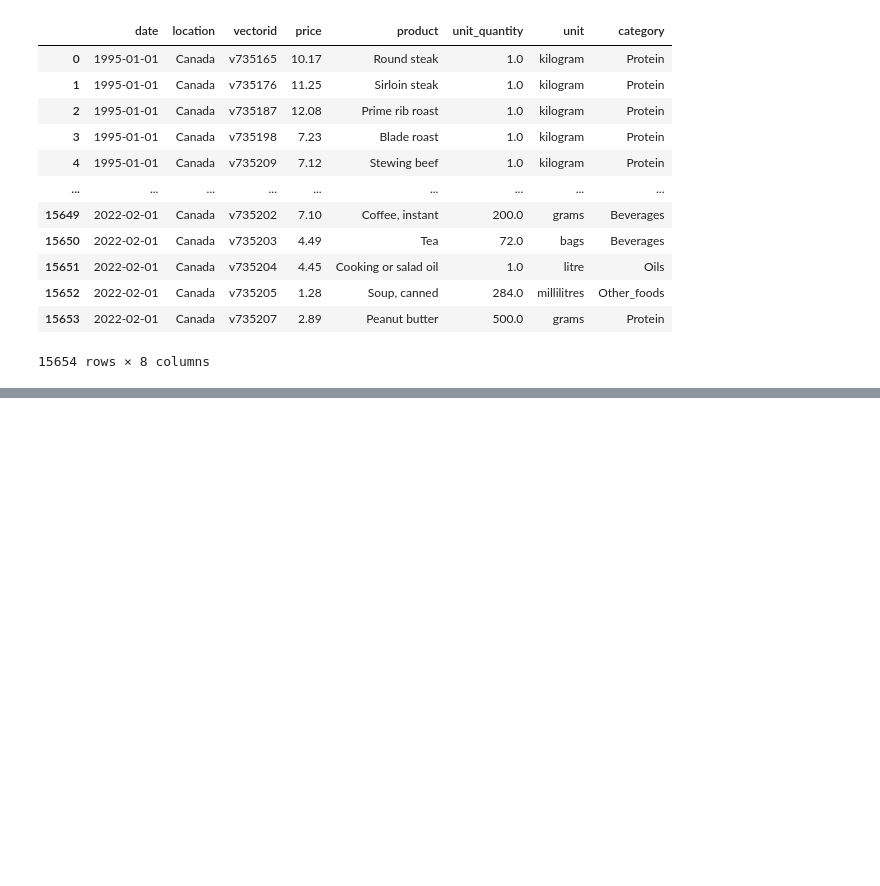
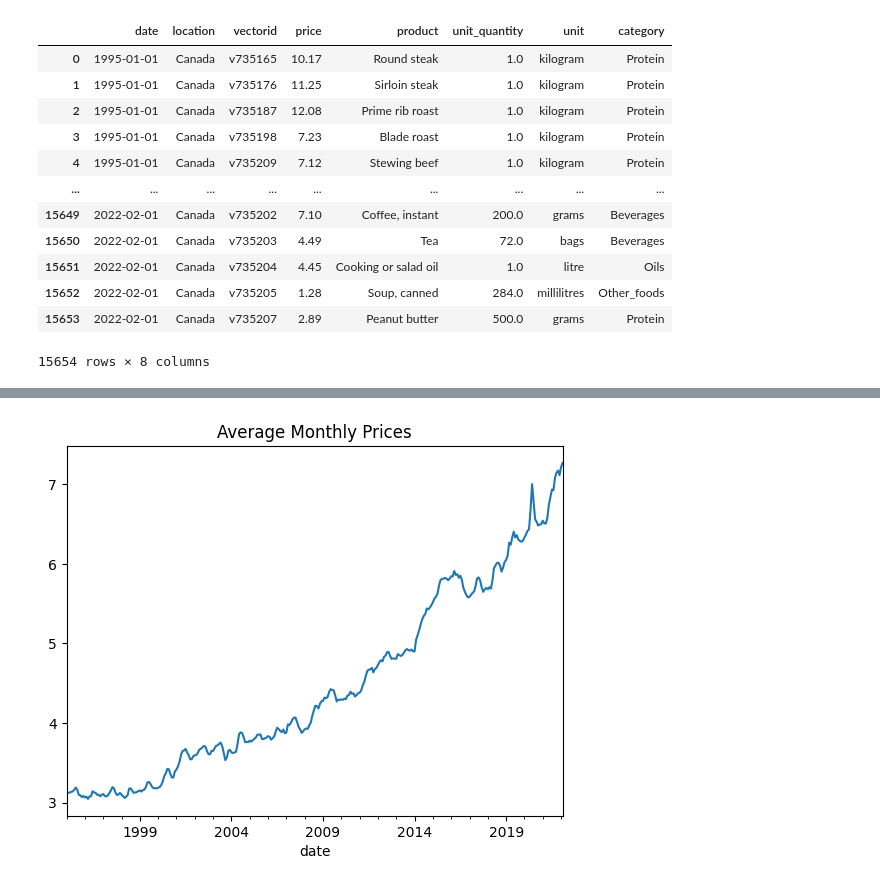
Before and after one commit to madiwiebe/ict-food-cost-planner-project, a Jupyter notebook: data_sources/clean_data/National_MRA_TetianaFesenko.ipynb, the cells around one changed output, grey strips where cells are left out. Saved outputs shown, nothing was run; the diff lists cells and outputs as text; code cells hidden in the pictures; blank space fills up the shorter version.

```diff
--- a/data_sources/clean_data/National_MRA_TetianaFesenko.ipynb
+++ b/data_sources/clean_data/National_MRA_TetianaFesenko.ipynb
@@ -480,0 +516,9 @@ df_national_MRA
+# %%
+# Temporal Analysis
+df_national_MRA['date'] = pd.to_datetime(df_national_MRA['date'])
+df_national_MRA.set_index('date', inplace=True)
+monthly_prices = df_national_MRA['price'].resample('M').mean()
+monthly_prices.plot(title='Average Monthly Prices')
+plt.show()
+# %% [output]
+[figure, added]
```
Also changed, not shown: parts of 9 cells of this notebook.
